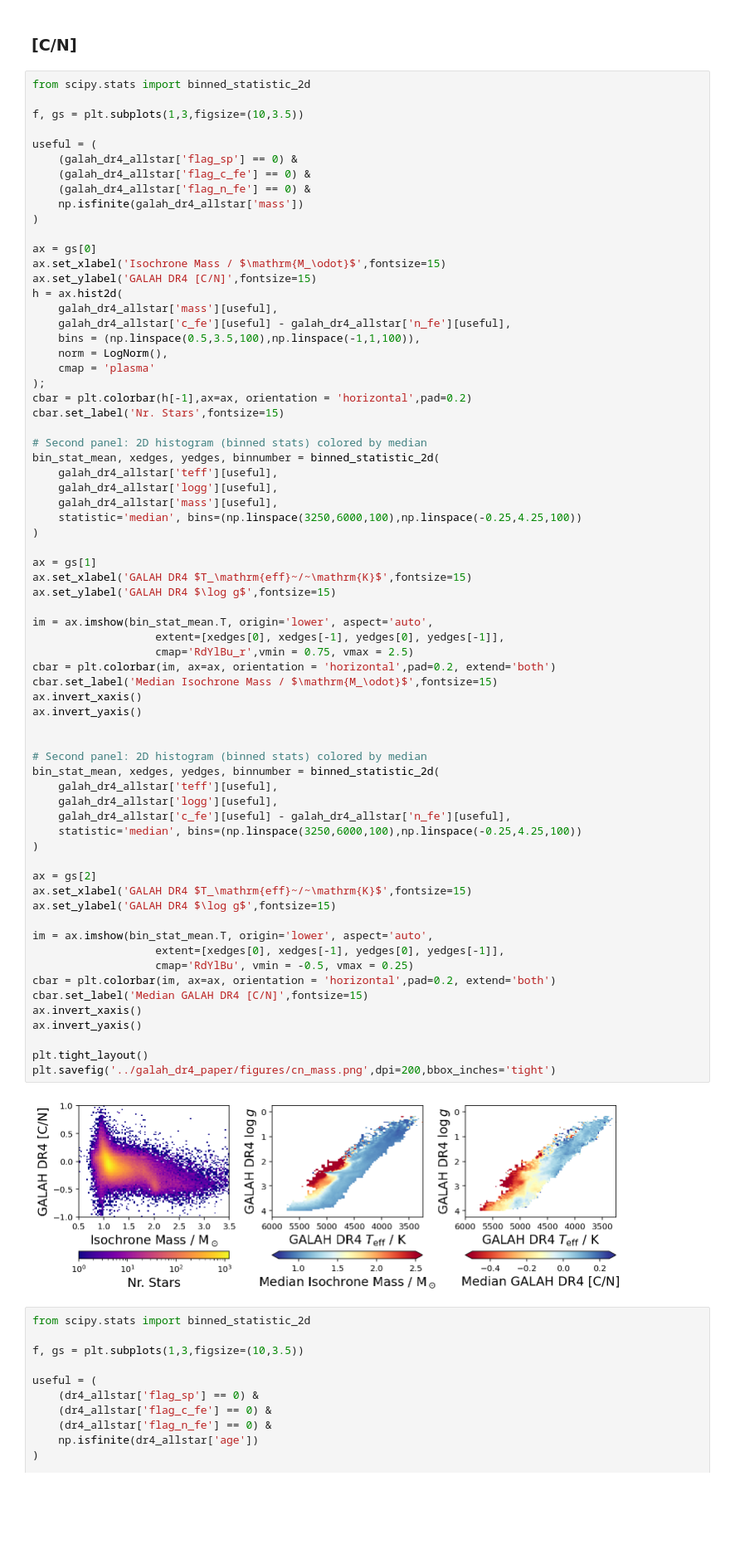
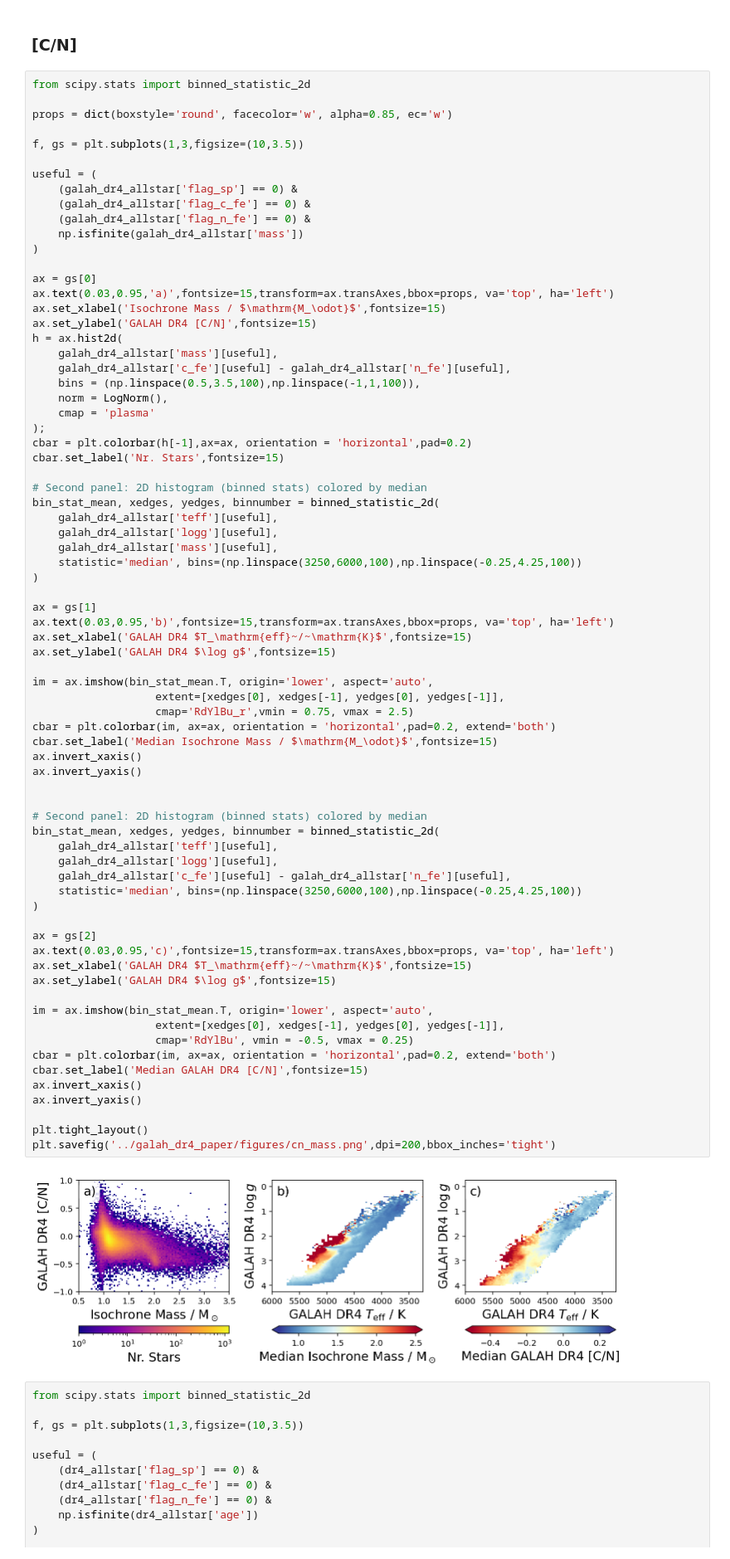
Before and after one commit to svenbuder/galah_dr4_paper, a Jupyter notebook: galah_dr4_paper_plots.ipynb, the cells around one changed output. Shown at 83% size. Drawn from its saved outputs; the diff is of its cells as text; blank space fills up the shorter version.

```diff
--- a/galah_dr4_paper_plots.ipynb
+++ b/galah_dr4_paper_plots.ipynb
@@ -1071,6 +1071,8 @@ plot_galah_dr4_overview_A4(data=galah_dr4_allstar,name='allstar')
 ### [C/N]
 # %%
 from scipy.stats import binned_statistic_2d
+
+props = dict(boxstyle='round', facecolor='w', alpha=0.85, ec='w')
 
 f, gs = plt.subplots(1,3,figsize=(10,3.5))
 
@@ -1082,6 +1084,7 @@ useful = (
 )
 
 ax = gs[0]
+ax.text(0.03,0.95,'a)',fontsize=15,transform=ax.transAxes,bbox=props, va='top', ha='left')
 ax.set_xlabel('Isochrone Mass / $\mathrm{M_\odot}$',fontsize=15)
 ax.set_ylabel('GALAH DR4 [C/N]',fontsize=15)
 h = ax.hist2d(
@@ -1103,6 +1106,7 @@ bin_stat_mean, xedges, yedges, binnumber = binned_statistic_2d(
 )
 
 ax = gs[1]
+ax.text(0.03,0.95,'b)',fontsize=15,transform=ax.transAxes,bbox=props, va='top', ha='left')
 ax.set_xlabel('GALAH DR4 $T_\mathrm{eff}~/~\mathrm{K}$',fontsize=15)
 ax.set_ylabel('GALAH DR4 $\log g$',fontsize=15)
 
@@ -1111,34 +1115,35 @@ im = ax.imshow(bin_stat_mean.T, origin='lower', aspect='auto',
                    cmap='RdYlBu_r',vmin = 0.75, vmax = 2.5)
 cbar = plt.colorbar(im, ax=ax, orientation = 'horizontal',pad=0.2, extend='both')
 cbar.set_label('Median Isochrone Mass / $\mathrm{M_\odot}$',fontsize=15)
 ax.invert_xaxis()
 ax.invert_yaxis()
 
 
 # Second panel: 2D histogram (binned stats) colored by median
 bin_stat_mean, xedges, yedges, binnumber = binned_statistic_2d(
     galah_dr4_allstar['teff'][useful],
     galah_dr4_allstar['logg'][useful],
     galah_dr4_allstar['c_fe'][useful] - galah_dr4_allstar['n_fe'][useful],
     statistic='median', bins=(np.linspace(3250,6000,100),np.linspace(-0.25,4.25,100))
 )
 
 ax = gs[2]
+ax.text(0.03,0.95,'c)',fontsize=15,transform=ax.transAxes,bbox=props, va='top', ha='left')
 ax.set_xlabel('GALAH DR4 $T_\mathrm{eff}~/~\mathrm{K}$',fontsize=15)
 ax.set_ylabel('GALAH DR4 $\log g$',fontsize=15)
 
 im = ax.imshow(bin_stat_mean.T, origin='lower', aspect='auto',
                    extent=[xedges[0], xedges[-1], yedges[0], yedges[-1]],
                    cmap='RdYlBu', vmin = -0.5, vmax = 0.25)
 cbar = plt.colorbar(im, ax=ax, orientation = 'horizontal',pad=0.2, extend='both')
 cbar.set_label('Median GALAH DR4 [C/N]',fontsize=15)
 ax.invert_xaxis()
 ax.invert_yaxis()
 
 plt.tight_layout()
 plt.savefig('../galah_dr4_paper/figures/cn_mass.png',dpi=200,bbox_inches='tight')
 # %% [output]
-[figure, old version]
+[figure, new version]
 # %%
 from scipy.stats import binned_statistic_2d
 
```
Also changed, not shown: 1 other file.
